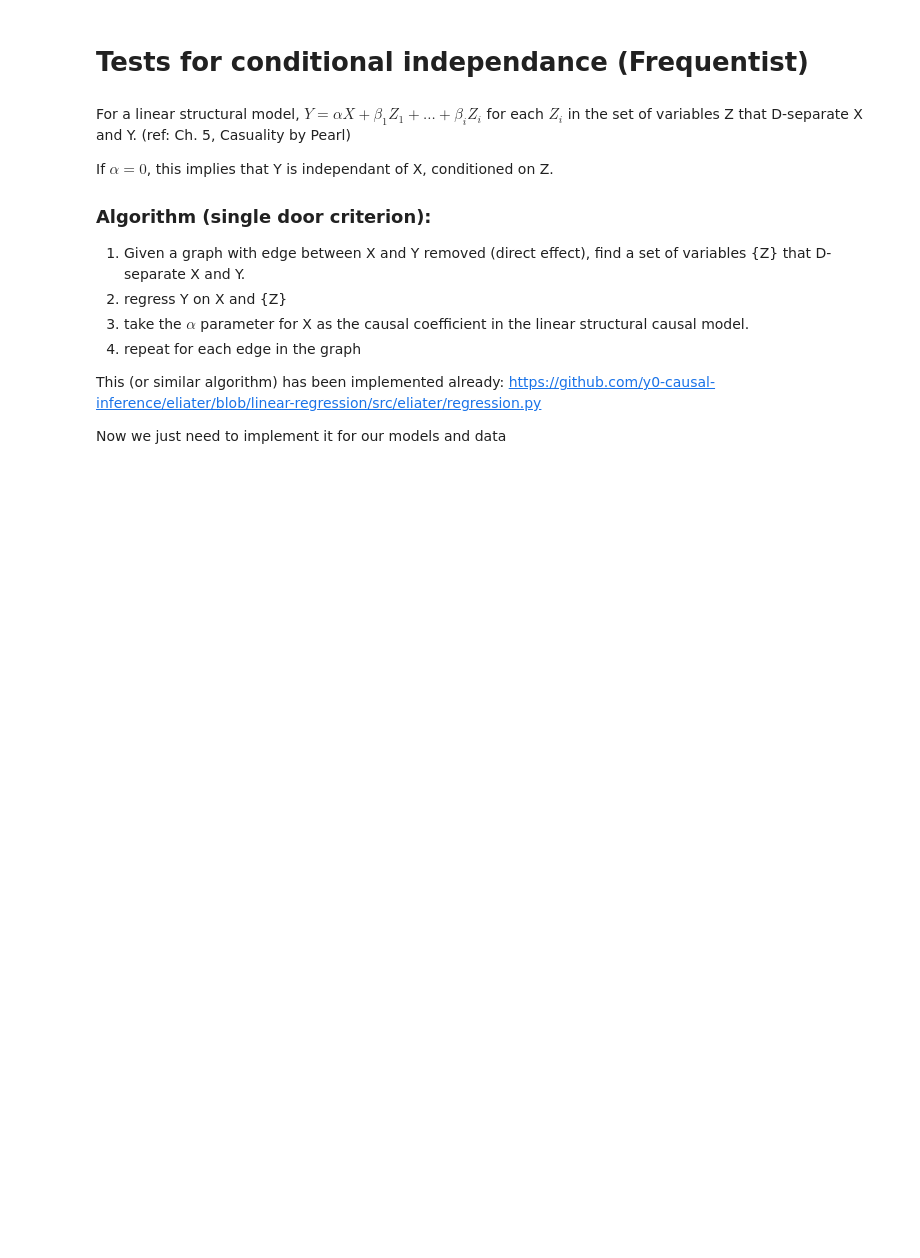
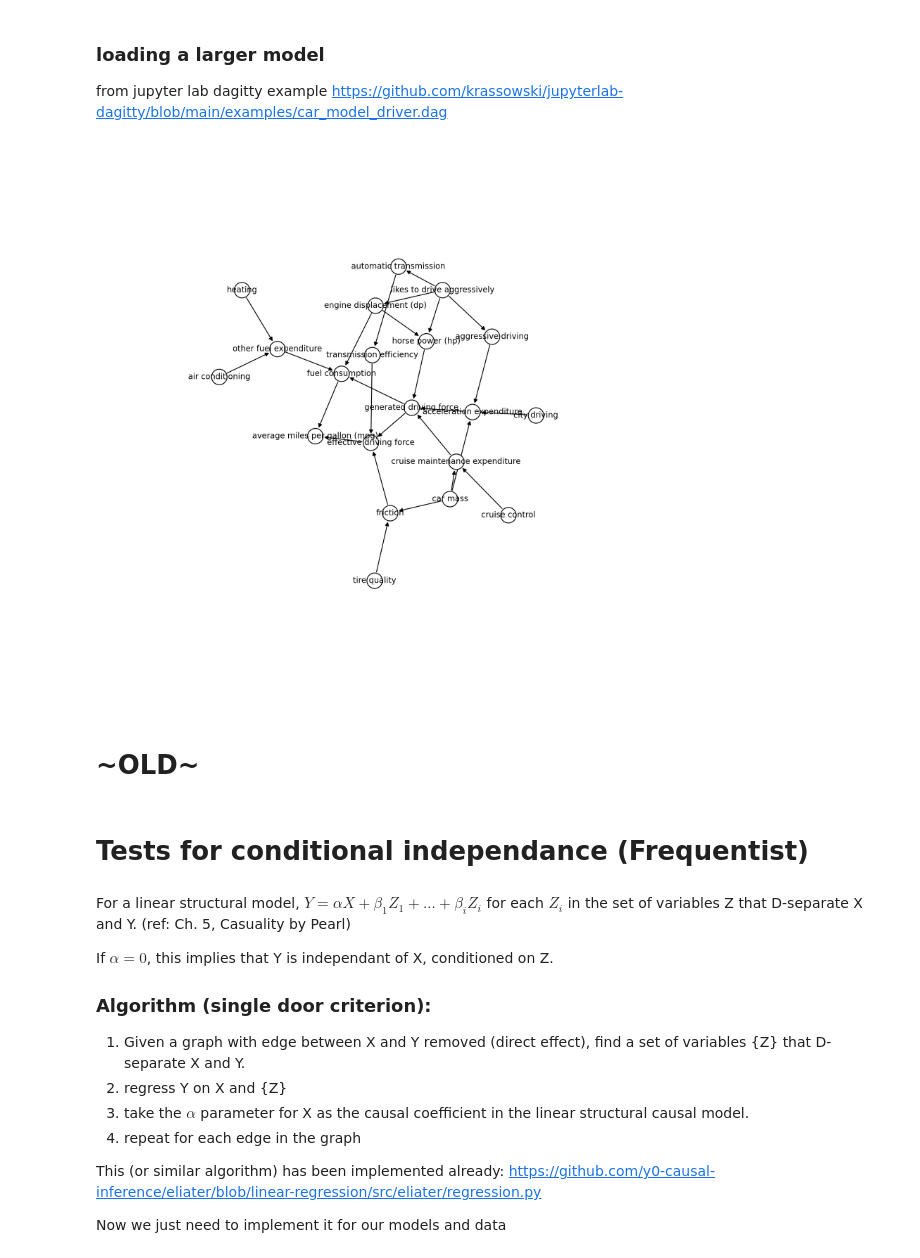
Before and after one commit to PNNL-CompBio/SERGIO, a Jupyter notebook: examples/cond_ind_test_ag.ipynb, the cells around one changed output. Saved outputs shown, nothing was run; the diff lists cells and outputs as text; code cells hidden in the pictures; blank space fills up the shorter version.

Commit message:
load .dag and dagitty strings to NxMultiGraph

```diff
--- a/examples/cond_ind_test_ag.ipynb
+++ b/examples/cond_ind_test_ag.ipynb
@@ -0,0 +142,63 @@
+# %% [markdown]
+### loading a larger model
+from jupyter lab dagitty example
+https://github.com/krassowski/jupyterlab-dagitty/blob/main/examples/car_model_driver.dag
+# %%
+dag_str = '''dag {
+bb="0,0,1,1"
+"acceleration expenditure" [pos="0.649,0.534"]
+"aggressive driving" [pos="0.510,0.543"]
+"air conditioning" [pos="0.515,0.898"]
+"automatic transmission" [pos="0.830,0.127"]
+"average miles per gallon (mpg)" [outcome,pos="0.902,0.579"]
+"car mass" [pos="0.546,0.281"]
+"city driving" [pos="0.510,0.446"]
+"cruise control" [pos="0.510,0.366"]
+"cruise maintenance expenditure" [pos="0.630,0.404"]
+"effective driving force" [pos="0.859,0.467"]
+"engine displacement (dp)" [exposure,pos="0.636,0.724"]
+"fuel consumption" [pos="0.798,0.674"]
+"generated driving force" [pos="0.735,0.464"]
+"horse power (hp)" [pos="0.694,0.629"]
+"likes to drive aggressively" [pos="0.334,0.505"]
+"other fuel expenditure" [pos="0.638,0.898"]
+"tire quality" [pos="0.722,0.233"]
+"transmission efficiency" [pos="0.840,0.267"]
+friction [pos="0.758,0.342"]
+heating [pos="0.514,0.809"]
+"acceleration expenditure" -> "generated driving force"
+"aggressive driving" -> "acceleration expenditure"
+"air conditioning" -> "other fuel expenditure"
+"automatic transmission" -> "transmission efficiency"
+"car mass" -> "acceleration expenditure"
+"car mass" -> "cruise maintenance expenditure"
+"car mass" -> friction
+"city driving" -> "acceleration expenditure"
+"cruise control" -> "cruise maintenance expenditure"
+"cruise maintenance expenditure" -> "generated driving force"
+"effective driving force" -> "average miles per gallon (mpg)"
+"engine displacement (dp)" -> "fuel consumption"
+"engine displacement (dp)" -> "horse power (hp)"
+"fuel consumption" -> "average miles per gallon (mpg)"
+"generated driving force" -> "effective driving force"
+"generated driving force" -> "fuel consumption"
+"horse power (hp)" -> "generated driving force"
+"likes to drive aggressively" -> "aggressive driving"
+"likes to drive aggressively" -> "automatic transmission" [pos="0.332,0.090"]
+"likes to drive aggressively" -> "engine displacement (dp)" [pos="0.351,0.745"]
+"likes to drive aggressively" -> "horse power (hp)" [pos="0.439,0.703"]
+"other fuel expenditure" -> "fuel consumption"
+"tire quality" -> friction
+"transmission efficiency" -> "effective driving force"
+friction -> "effective driving force"
+heating -> "other fuel expenditure"
+}'''
+
+
+mixed_graph = dagitty_to_mixed_graph(dag_str)
+
+fig, ax = plt.subplots(figsize=(25, 25))
+mixed_graph.draw(ax,prog='neato')
+plt.show()
+# %% [output]
+[figure, added]
@@ -1,3 +208,5 @@
+# %% [markdown]
+# ~OLD~
 # %% [markdown]
 # Tests for conditional independance (Frequentist)
 # %% [markdown]
```
Also changed, not shown: parts of 8 cells of this notebook, 1 other file.
